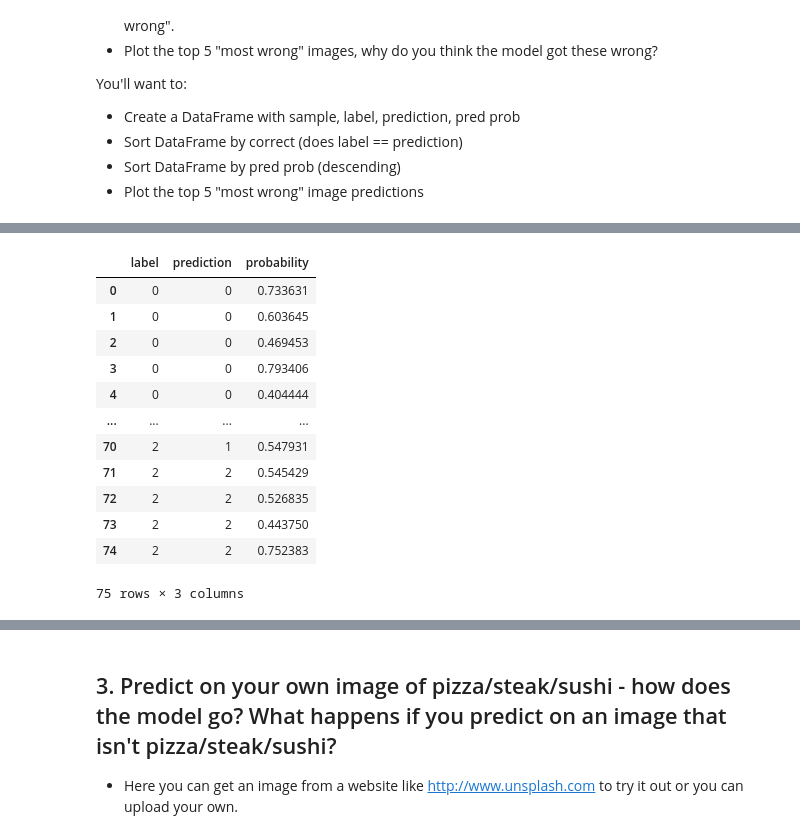
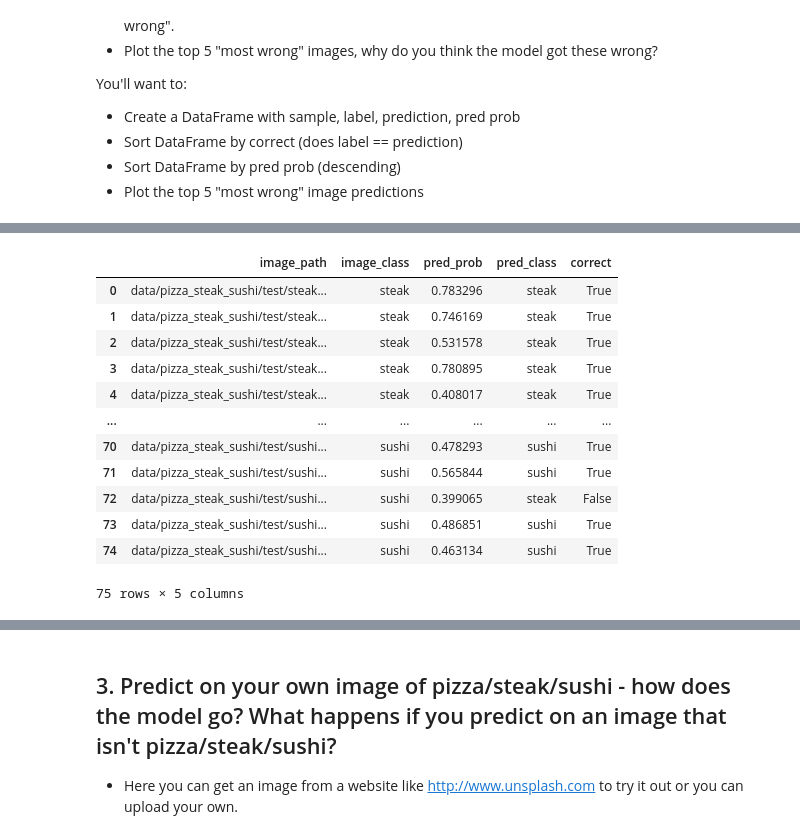
Before and after one commit to torrhen/pytorch_miscellaneous, a Jupyter notebook: 06_pytorch_transfer_learning_ex.ipynb, the cells around one changed output, grey strips where cells are left out. Drawn from its saved outputs; the diff is of its cells as text; code cells hidden in the pictures.

```diff
--- a/06_pytorch_transfer_learning_ex.ipynb
+++ b/06_pytorch_transfer_learning_ex.ipynb
@@ -298,20 +330,20 @@ print(len(samples_tensor))
 # %%
 import pandas as pd
 
-# create dataframe
-model_0_df = pd.DataFrame(model_0_predictions)
-model_0_df
+# create dataframe from list of dictionaries
+prediction_df = pd.DataFrame(predictions)
+prediction_df
 # %% [output]
-|  | label | prediction | probability |
-| 0 | 0 | 0 | 0.733631 |
-| 1 | 0 | 0 | 0.603645 |
-| 2 | 0 | 0 | 0.469453 |
-| 3 | 0 | 0 | 0.793406 |
-| 4 | 0 | 0 | 0.404444 |
-| ... | ... | ... | ... |
-| 70 | 2 | 1 | 0.547931 |
-| 71 | 2 | 2 | 0.545429 |
-| 72 | 2 | 2 | 0.526835 |
-| 73 | 2 | 2 | 0.443750 |
-| 74 | 2 | 2 | 0.752383 |
+|  | image_path | image_class | pred_prob | pred_class | correct |
+| 0 | data/pizza_steak_sushi/test/steak... | steak | 0.783296 | steak | True |
+| 1 | data/pizza_steak_sushi/test/steak... | steak | 0.746169 | steak | True |
+| 2 | data/pizza_steak_sushi/test/steak... | steak | 0.531578 | steak | True |
+| 3 | data/pizza_steak_sushi/test/steak... | steak | 0.780895 | steak | True |
+| 4 | data/pizza_steak_sushi/test/steak... | steak | 0.408017 | steak | True |
+| ... | ... | ... | ... | ... | ... |
+| 70 | data/pizza_steak_sushi/test/sushi... | sushi | 0.478293 | sushi | True |
+| 71 | data/pizza_steak_sushi/test/sushi... | sushi | 0.565844 | sushi | True |
+| 72 | data/pizza_steak_sushi/test/sushi... | sushi | 0.399065 | steak | False |
+| 73 | data/pizza_steak_sushi/test/sushi... | sushi | 0.486851 | sushi | True |
+| 74 | data/pizza_steak_sushi/test/sushi... | sushi | 0.463134 | sushi | True |
-75 rows × 3 columns
+75 rows × 5 columns
```
Also changed, not shown: parts of 22 cells of this notebook.
